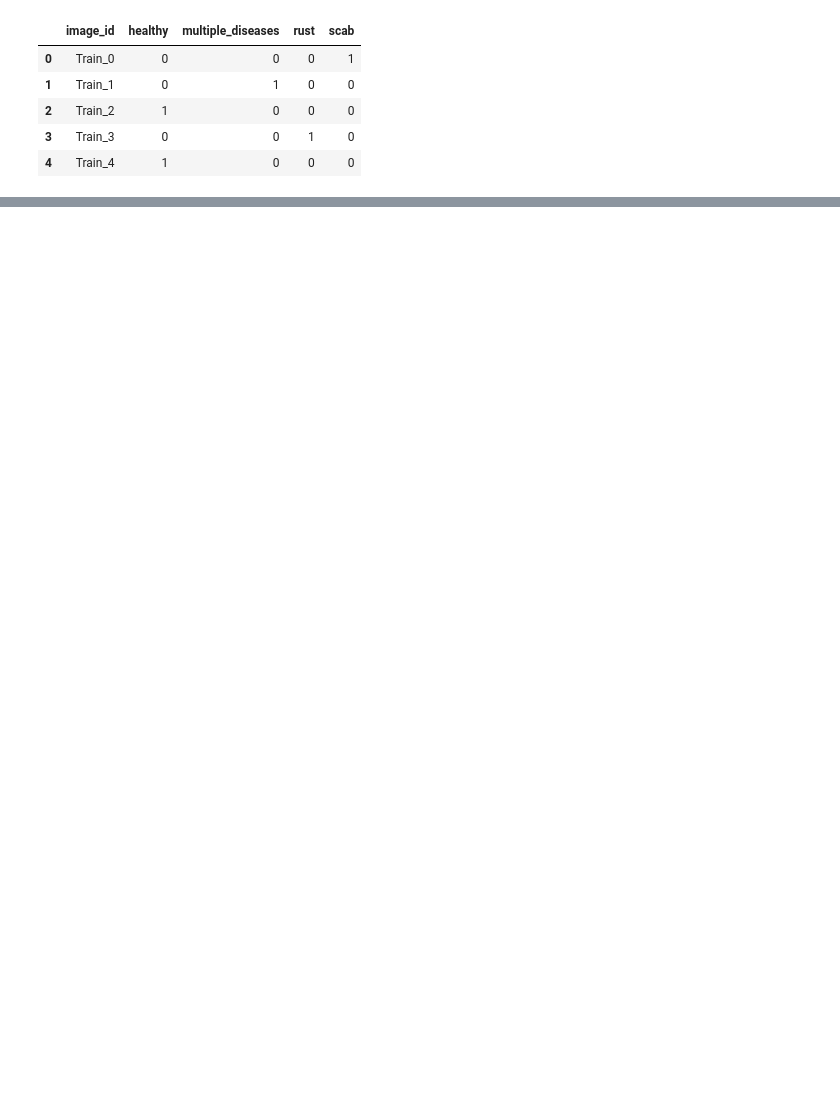
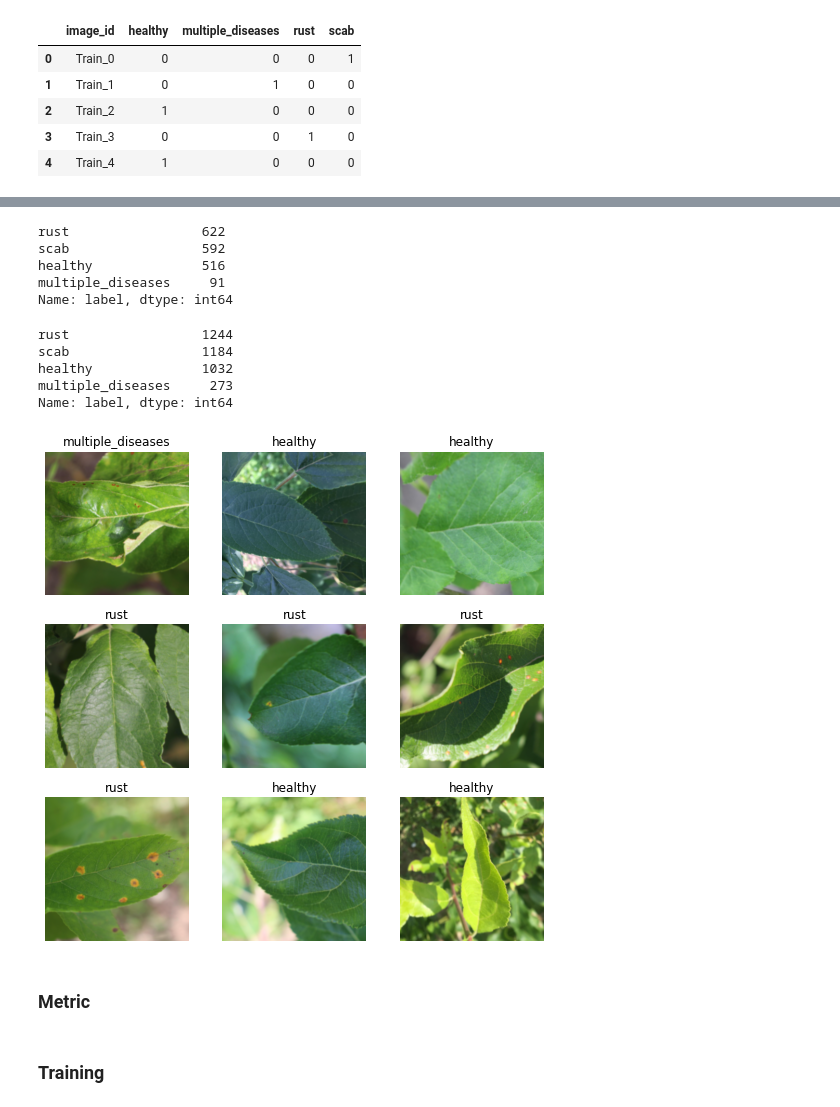
Before and after one commit to bam098/plant_pathology, a Jupyter notebook: plant_pathology.ipynb, the cells around one changed output, grey strips where cells are left out. Saved outputs shown, nothing was run; the diff lists cells and outputs as text; code cells hidden in the pictures; blank space fills up the shorter version.

```diff
--- a/plant_pathology.ipynb
+++ b/plant_pathology.ipynb
@@ -84,0 +131,3 @@ df.head()
+# %%
+train_df['label'] = train_df[labels].idxmax(axis=1)
+train_df.head()
@@ -84,0 +141,45 @@ df.head()
+# %%
+train_df['label'].value_counts()
+# %% [output]
+rust                 622
+scab                 592
+healthy              516
+multiple_diseases     91
+Name: label, dtype: int64
+# %%
+# oversampling, ref: https://www.kaggle.com/lextoumbourou/plant-pathology-2020-eda-training-fastai2?scriptVersionId=33070763
+
+train_df_bal = pd.concat(
+    [train_df.query('label != "multiple_diseases"'), train_df] +
+    [train_df.query('label == "multiple_diseases"')] * 2
+).sample(frac=1.0, random_state=random_seed).reset_index(drop=True)
+# %%
+train_df_bal['label'].value_counts()
+# %% [output]
+rust                 1244
+scab                 1184
+healthy              1032
+multiple_diseases     273
+Name: label, dtype: int64
+# %%
+db = DataBlock(
+    blocks=(ImageBlock, CategoryBlock()),
+    getters=[ColReader('image_id',
+                       pref=img_dir,
+                       suff='.jpg'), ColReader('label')],
+    splitter=RandomSplitter(valid_pct=0.1, seed=random_seed),
+    item_tfms=Resize(img_size),
+    batch_tfms=aug_transforms(size=img_size,
+                              max_rotate=30.,
+                              min_scale=0.75,
+                              flip_vert=True,
+                              do_flip=True)
+)
+# %%
+dls = db.dataloaders(train_df_bal, bs=bs)
+# %%
+dls.show_batch()
+# %% [output]
+[figure, added]
+# %% [markdown]
+### Metric
@@ -84,0 +202,2 @@ df.head()
+# %% [markdown]
+### Training
```
Also changed, not shown: parts of 41 cells of this notebook.
